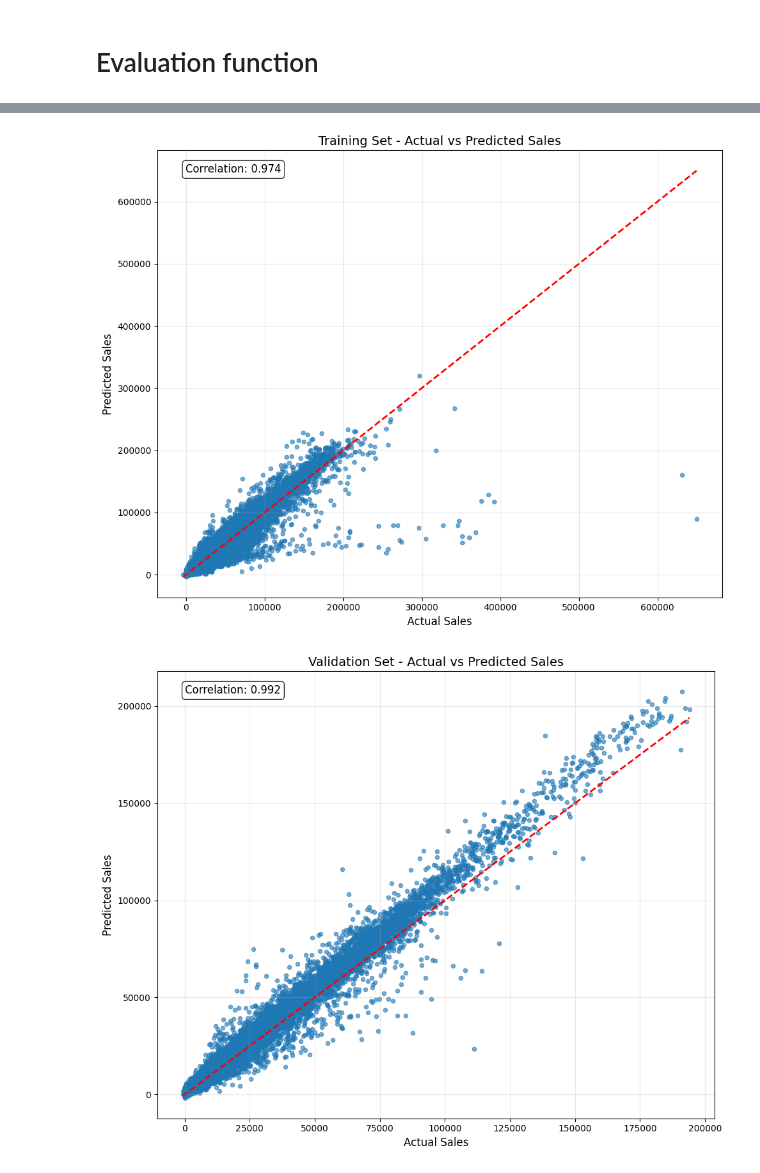
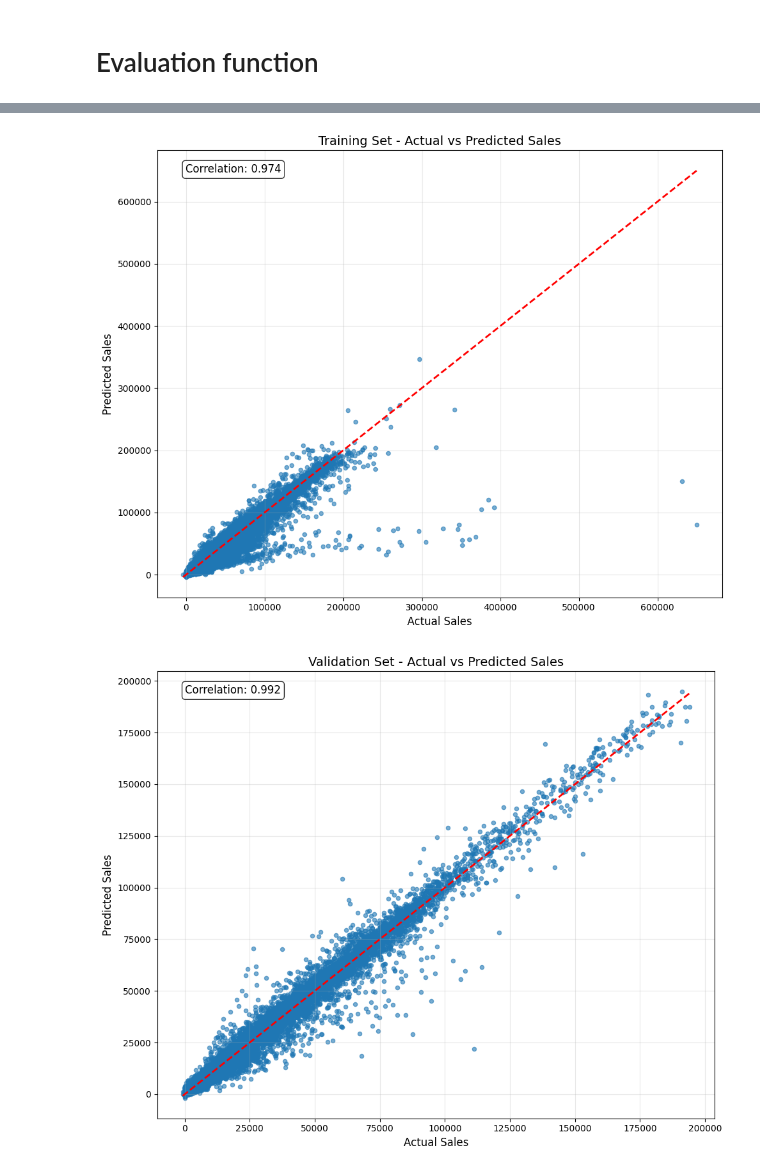
Before and after one commit to Cimbir/Store-Sales-Forecasting, a Jupyter notebook: model_experiment_DLinear.ipynb, the cells around one changed output, grey strips where cells are left out. Saved outputs shown, nothing was run; the diff lists cells and outputs as text; code cells hidden in the pictures.

```diff
--- a/model_experiment_DLinear.ipynb
+++ b/model_experiment_DLinear.ipynb
@@ -50,6 +50,7 @@ class Config:
     lookback = 20
     horizon = 1
     batch_size = 64
+    dropout = 0
     epochs = 10
     lr = 1e-3
     random_state = 42
@@ -148,8 +149,8 @@ class DLinearWithLags(nn.Module):
             hidden_size = min(256, lookback * n_features // 2)
             self.mlp = nn.Sequential(
                 nn.Linear(lookback * n_features, hidden_size),
-                nn.ReLU(),
-                nn.Dropout(0.1),
+                nn.LeakyReLU(),
+                nn.Dropout(config.dropout),
                 nn.Linear(hidden_size, horizon)
             )
 
@@ -169,6 +170,13 @@ class DLinearPipeline:
     def create_lag_features(self, ts):
         features_list = []
         features_list.append(ts.values.reshape(-1, 1))
+
+        dates = ts.index
+        features_list.append(dates.year.values.reshape(-1, 1))
+        features_list.append(dates.month.values.reshape(-1, 1))
+        features_list.append(dates.day.values.reshape(-1, 1))
+
+
         for lag in self.config.lag_features:
             lagged = ts.shift(lag).values.reshape(-1, 1)
             features_list.append(lagged)
@@ -180,6 +188,7 @@ class DLinearPipeline:
                 features_list.append(roll_std)
         feature_matrix = np.concatenate(features_list, axis=1)
         return feature_matrix
+
 
     def generate_all_windows(self, df):
         X, y, meta = [], [], []
@@ -351,8 +360,17 @@ def plot_actual_vs_predicted(y_true, y_pred, dataset_name="Dataset"):
 # %%
 mlflow.set_experiment(config.experiment_name)
 
-with mlflow.start_run(run_name="DLinear_Full_Pipeline"):
-    mlflow.log_params(vars(config))
+with mlflow.start_run(run_name="DLinear_temporal_features"):
+    mlflow.log_param("lookback", config.lookback)
+    mlflow.log_param("horizon", config.horizon)
+    mlflow.log_param("batch_size", config.batch_size)
+    mlflow.log_param("epochs", config.epochs)
+    mlflow.log_param("lr", config.lr)
+    mlflow.log_param("test_size", config.test_size)
+    mlflow.log_param("lag_features", config.lag_features)
+    mlflow.log_param("use_rolling_stats", config.use_rolling_stats)
+    mlflow.log_param("rolling_windows", config.rolling_windows)
+
 
     pipeline = DLinearPipeline(config)
     pipeline.fit(df)
@@ -360,19 +378,19 @@ with mlflow.start_run(run_name="DLinear_Full_Pipeline"):
     train_metrics = evaluate_model(pipeline.model, pipeline.train_loader, "Training Set")
     val_metrics = evaluate_model(pipeline.model, pipeline.val_loader, "Validation Set")
 
+    mlflow.log_metric("train_wmae", train_metrics[2])
+    mlflow.log_metric("train_bias", train_metrics[3])
+    mlflow.log_metric("train_error_std", train_metrics[4])
+    mlflow.log_metric("val_wmae", val_metrics[2])
+    mlflow.log_metric("val_bias", val_metrics[3])
+    mlflow.log_metric("val_error_std", val_metrics[4])
+
+
     plot_actual_vs_predicted(train_metrics[0], train_metrics[1], "Training Set")
     plot_actual_vs_predicted(val_metrics[0], val_metrics[1], "Validation Set")
 
     joblib.dump(pipeline, "dlinear_pipeline.pkl")
     mlflow.log_artifact("dlinear_pipeline.pkl")
-    model_name = "dlinear_sales_forecasting_model"
-    mlflow.sklearn.log_model(
-        sk_model=pipeline,
-        artifact_path="dlinear_model",
-        registered_model_name=model_name,
-        serialization_format="pickle"
-    )
-
 
     print(f"\n{'='*60}")
     print("TRAINING COMPLETE")
@@ -403,5 +421,5 @@ Store Performance Range: 3150.43
-[figure, old version]
+[figure, new version]
-[figure, old version]
+[figure, new version]
 ============================================================
 TRAINING COMPLETE
 ============================================================
```
Also changed, not shown: parts of 1 cell of this notebook, 6 other files.
